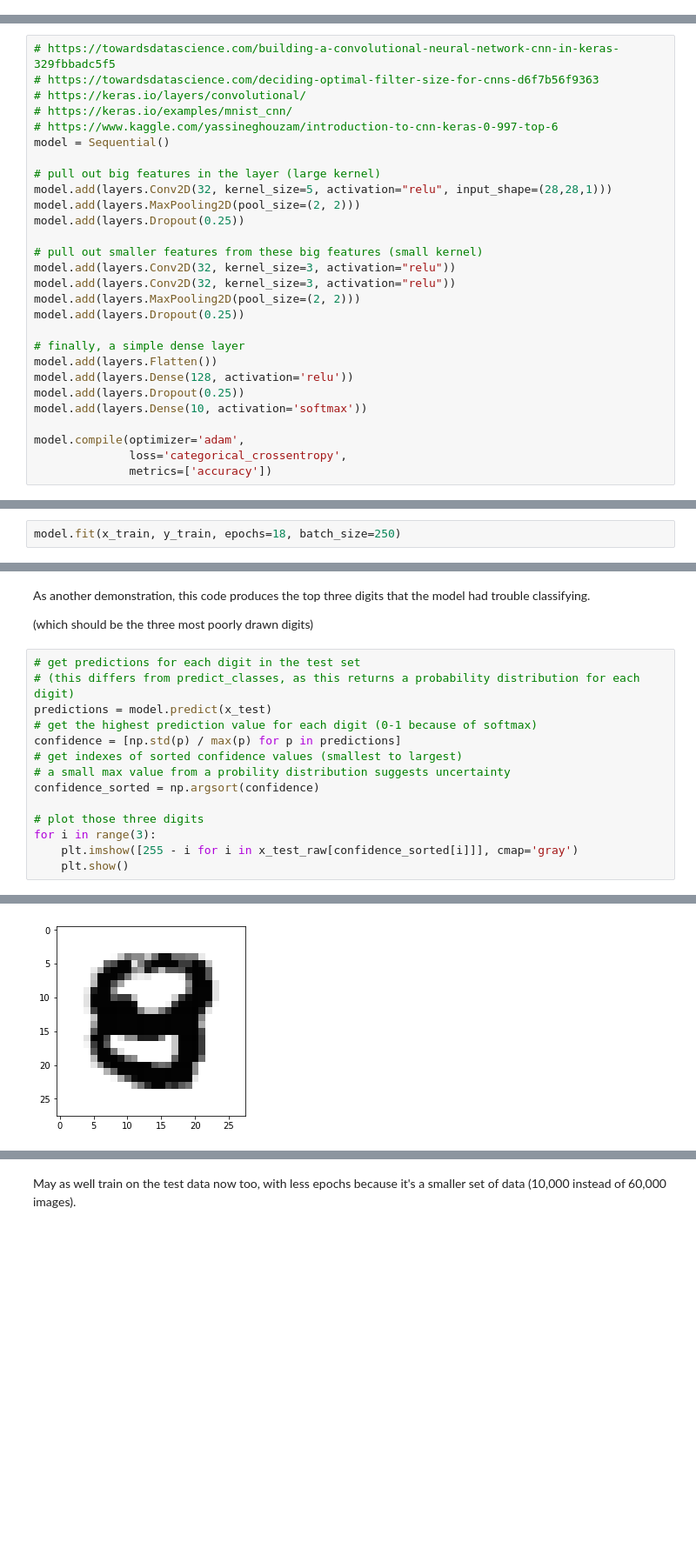
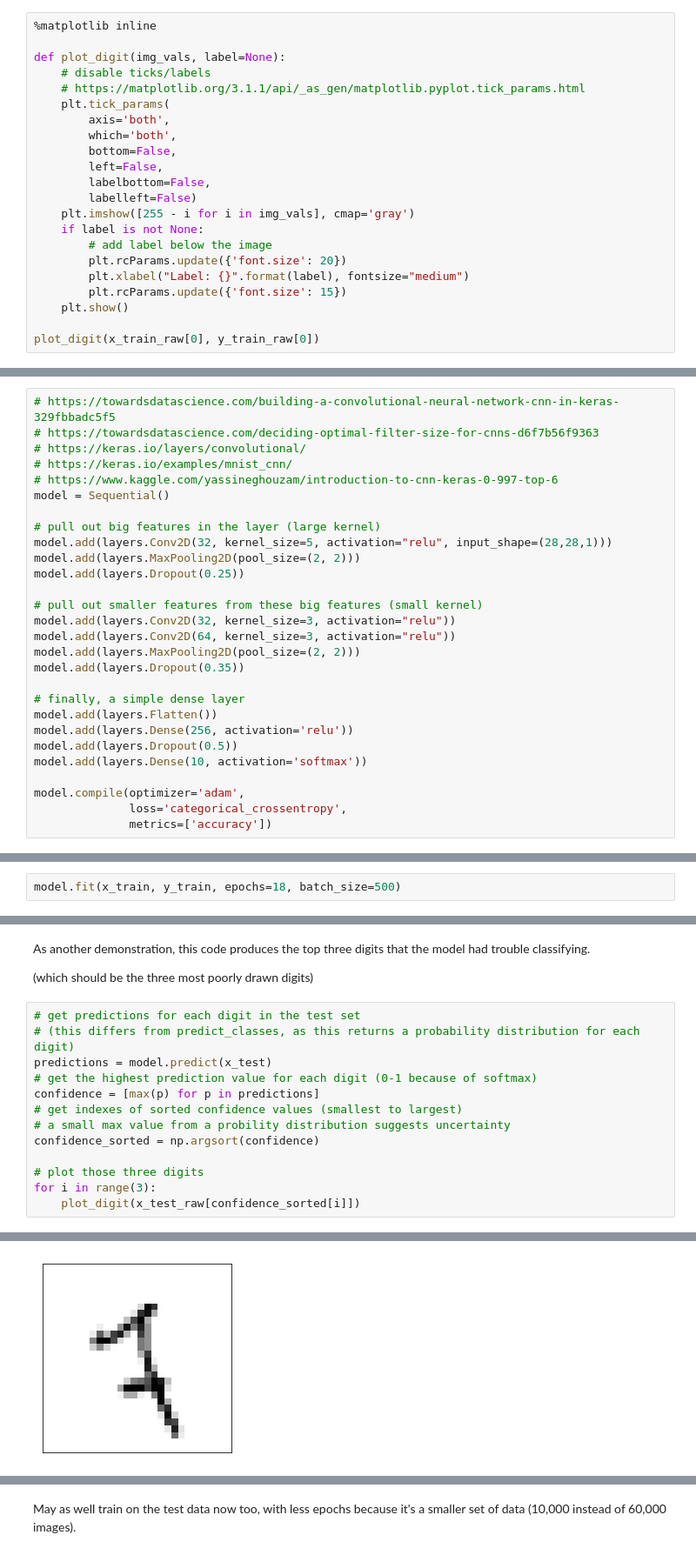
Before and after one commit to Ronan-H/digit-classification, a Jupyter notebook: model/model.ipynb, the cells around one changed output, grey strips where cells are left out. Shown: that part at 87% size. Saved outputs shown, nothing was run; the diff lists cells and outputs as text; blank space fills up the shorter version.

```diff
--- a/model/model.ipynb
+++ b/model/model.ipynb
@@ -60,0 +53,22 @@ plt.imshow([255 - i for i in x_train_raw[0]], cmap='gray')
+# %%
+%matplotlib inline
+
+def plot_digit(img_vals, label=None):
+    # disable ticks/labels
+    # https://matplotlib.org/3.1.1/api/_as_gen/matplotlib.pyplot.tick_params.html
+    plt.tick_params(
+        axis='both',
+        which='both',
+        bottom=False,
+        left=False,
+        labelbottom=False,
+        labelleft=False)
+    plt.imshow([255 - i for i in img_vals], cmap='gray')
+    if label is not None:
+        # add label below the image
+        plt.rcParams.update({'font.size': 20})
+        plt.xlabel("Label: {}".format(label), fontsize="medium")
+        plt.rcParams.update({'font.size': 15})
+    plt.show()
+
+plot_digit(x_train_raw[0], y_train_raw[0])
@@ -79,14 +95,14 @@ model.add(layers.Dropout(0.25))
 
 # pull out smaller features from these big features (small kernel)
 model.add(layers.Conv2D(32, kernel_size=3, activation="relu"))
-model.add(layers.Conv2D(32, kernel_size=3, activation="relu"))
+model.add(layers.Conv2D(64, kernel_size=3, activation="relu"))
 model.add(layers.MaxPooling2D(pool_size=(2, 2)))
-model.add(layers.Dropout(0.25))
+model.add(layers.Dropout(0.35))
 
 # finally, a simple dense layer
 model.add(layers.Flatten())
-model.add(layers.Dense(128, activation='relu'))
-model.add(layers.Dropout(0.25))
+model.add(layers.Dense(256, activation='relu'))
+model.add(layers.Dropout(0.5))
 model.add(layers.Dense(10, activation='softmax'))
 
 model.compile(optimizer='adam',
@@ -99,6 +115,6 @@ This trains the model.
 
 **Batch size:** Number of digits to train on the network in one go.
 # %%
-model.fit(x_train, y_train, epochs=18, batch_size=250)
+model.fit(x_train, y_train, epochs=18, batch_size=500)
 # %% [output]
 Epoch 1/18
@@ -175,13 +191,12 @@ As another demonstration, this code produces the top three digits that the model
 # (this differs from predict_classes, as this returns a probability distribution for each digit)
 predictions = model.predict(x_test)
 # get the highest prediction value for each digit (0-1 because of softmax)
-confidence = [np.std(p) / max(p) for p in predictions]
+confidence = [max(p) for p in predictions]
 # get indexes of sorted confidence values (smallest to largest)
 # a small max value from a probility distribution suggests uncertainty
 confidence_sorted = np.argsort(confidence)
 
 # plot those three digits
 for i in range(3):
-    plt.imshow([255 - i for i in x_test_raw[confidence_sorted[i]]], cmap='gray')
-    plt.show()
+    plot_digit(x_test_raw[confidence_sorted[i]])
 # %% [output]
@@ -189 +204 @@ for i in range(3):
-[figure, old version]
+[figure, new version]
```
Also changed, not shown: parts of 7 cells of this notebook, 1 other file.
